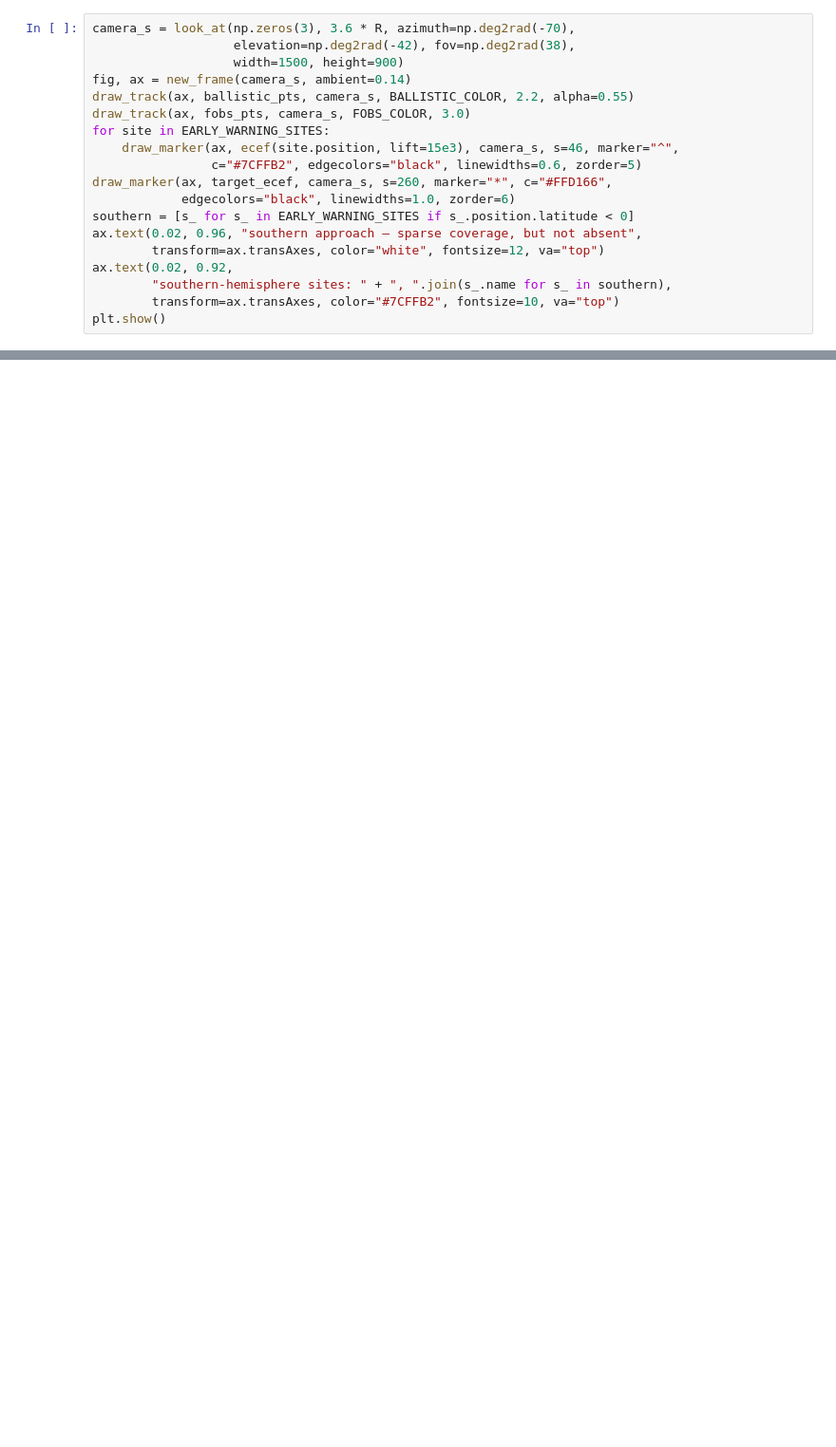
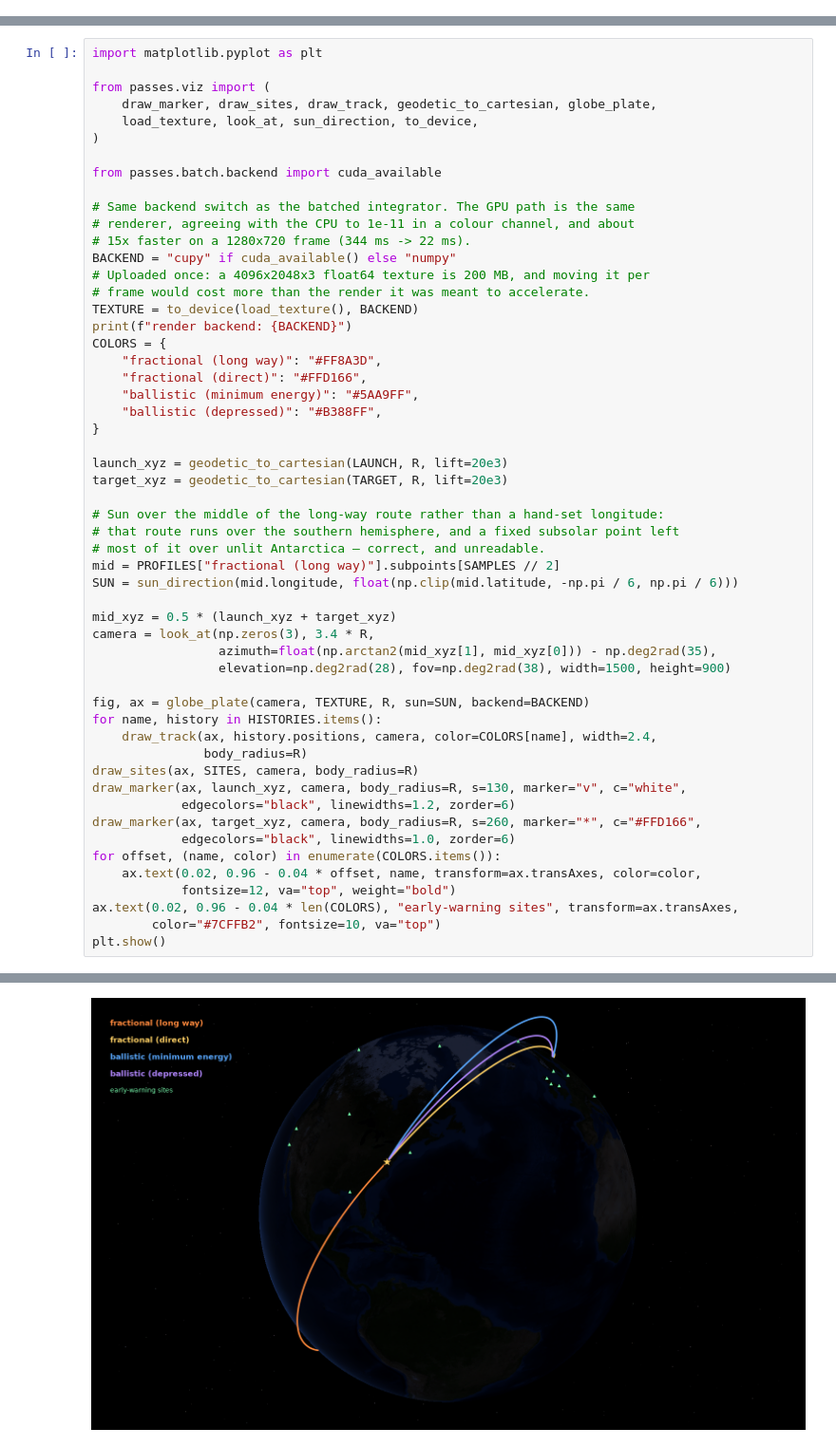
Before and after one commit to ethank5149/Parameterized-AeroStructural-State-Estimation-Sandbox, a Jupyter notebook: notebooks/animation.ipynb, the cells around one changed output, grey strips where cells are left out. Shown at 95% size. Saved outputs shown, nothing was run; the diff lists cells and outputs as text; blank space fills up the shorter version.

```diff
--- a/notebooks/animation.ipynb
+++ b/notebooks/animation.ipynb
@@ -249,19 +0,0 @@ that sparse is not the same as none.
-# %%
-camera_s = look_at(np.zeros(3), 3.6 * R, azimuth=np.deg2rad(-70),
-                   elevation=np.deg2rad(-42), fov=np.deg2rad(38),
-                   width=1500, height=900)
-fig, ax = new_frame(camera_s, ambient=0.14)
-draw_track(ax, ballistic_pts, camera_s, BALLISTIC_COLOR, 2.2, alpha=0.55)
-draw_track(ax, fobs_pts, camera_s, FOBS_COLOR, 3.0)
-for site in EARLY_WARNING_SITES:
-    draw_marker(ax, ecef(site.position, lift=15e3), camera_s, s=46, marker="^",
-                c="#7CFFB2", edgecolors="black", linewidths=0.6, zorder=5)
-draw_marker(ax, target_ecef, camera_s, s=260, marker="*", c="#FFD166",
-            edgecolors="black", linewidths=1.0, zorder=6)
-southern = [s_ for s_ in EARLY_WARNING_SITES if s_.position.latitude < 0]
-ax.text(0.02, 0.96, "southern approach — sparse coverage, but not absent",
-        transform=ax.transAxes, color="white", fontsize=12, va="top")
-ax.text(0.02, 0.92,
-        "southern-hemisphere sites: " + ", ".join(s_.name for s_ in southern),
-        transform=ax.transAxes, color="#7CFFB2", fontsize=10, va="top")
-plt.show()
@@ -541,0 +167,55 @@ The analysis limitations are those of `passes.orbital.scenario` and
+# %%
+import matplotlib.pyplot as plt
+
+from passes.viz import (
+    draw_marker, draw_sites, draw_track, geodetic_to_cartesian, globe_plate,
+    load_texture, look_at, sun_direction, to_device,
+)
+
+from passes.batch.backend import cuda_available
+
+# Same backend switch as the batched integrator. The GPU path is the same
+# renderer, agreeing with the CPU to 1e-11 in a colour channel, and about
+# 15x faster on a 1280x720 frame (344 ms -> 22 ms).
+BACKEND = "cupy" if cuda_available() else "numpy"
+# Uploaded once: a 4096x2048x3 float64 texture is 200 MB, and moving it per
+# frame would cost more than the render it was meant to accelerate.
+TEXTURE = to_device(load_texture(), BACKEND)
+print(f"render backend: {BACKEND}")
+COLORS = {
+    "fractional (long way)": "#FF8A3D",
+    "fractional (direct)": "#FFD166",
+    "ballistic (minimum energy)": "#5AA9FF",
+    "ballistic (depressed)": "#B388FF",
+}
+
+launch_xyz = geodetic_to_cartesian(LAUNCH, R, lift=20e3)
+target_xyz = geodetic_to_cartesian(TARGET, R, lift=20e3)
+
+# Sun over the middle of the long-way route rather than a hand-set longitude:
+# that route runs over the southern hemisphere, and a fixed subsolar point left
+# most of it over unlit Antarctica — correct, and unreadable.
+mid = PROFILES["fractional (long way)"].subpoints[SAMPLES // 2]
+SUN = sun_direction(mid.longitude, float(np.clip(mid.latitude, -np.pi / 6, np.pi / 6)))
+
+mid_xyz = 0.5 * (launch_xyz + target_xyz)
+camera = look_at(np.zeros(3), 3.4 * R,
+                 azimuth=float(np.arctan2(mid_xyz[1], mid_xyz[0])) - np.deg2rad(35),
+                 elevation=np.deg2rad(28), fov=np.deg2rad(38), width=1500, height=900)
+
+fig, ax = globe_plate(camera, TEXTURE, R, sun=SUN, backend=BACKEND)
+for name, history in HISTORIES.items():
+    draw_track(ax, history.positions, camera, color=COLORS[name], width=2.4,
+               body_radius=R)
+draw_sites(ax, SITES, camera, body_radius=R)
+draw_marker(ax, launch_xyz, camera, body_radius=R, s=130, marker="v", c="white",
+            edgecolors="black", linewidths=1.2, zorder=6)
+draw_marker(ax, target_xyz, camera, body_radius=R, s=260, marker="*", c="#FFD166",
+            edgecolors="black", linewidths=1.0, zorder=6)
+for offset, (name, color) in enumerate(COLORS.items()):
+    ax.text(0.02, 0.96 - 0.04 * offset, name, transform=ax.transAxes, color=color,
+            fontsize=12, va="top", weight="bold")
+ax.text(0.02, 0.96 - 0.04 * len(COLORS), "early-warning sites", transform=ax.transAxes,
+        color="#7CFFB2", fontsize=10, va="top")
+plt.show()
+# %% [output]
@@ -541,0 +223 @@ The analysis limitations are those of `passes.orbital.scenario` and
+[figure, added]
```
Also changed, not shown: parts of 37 cells of this notebook, 23 other files.
